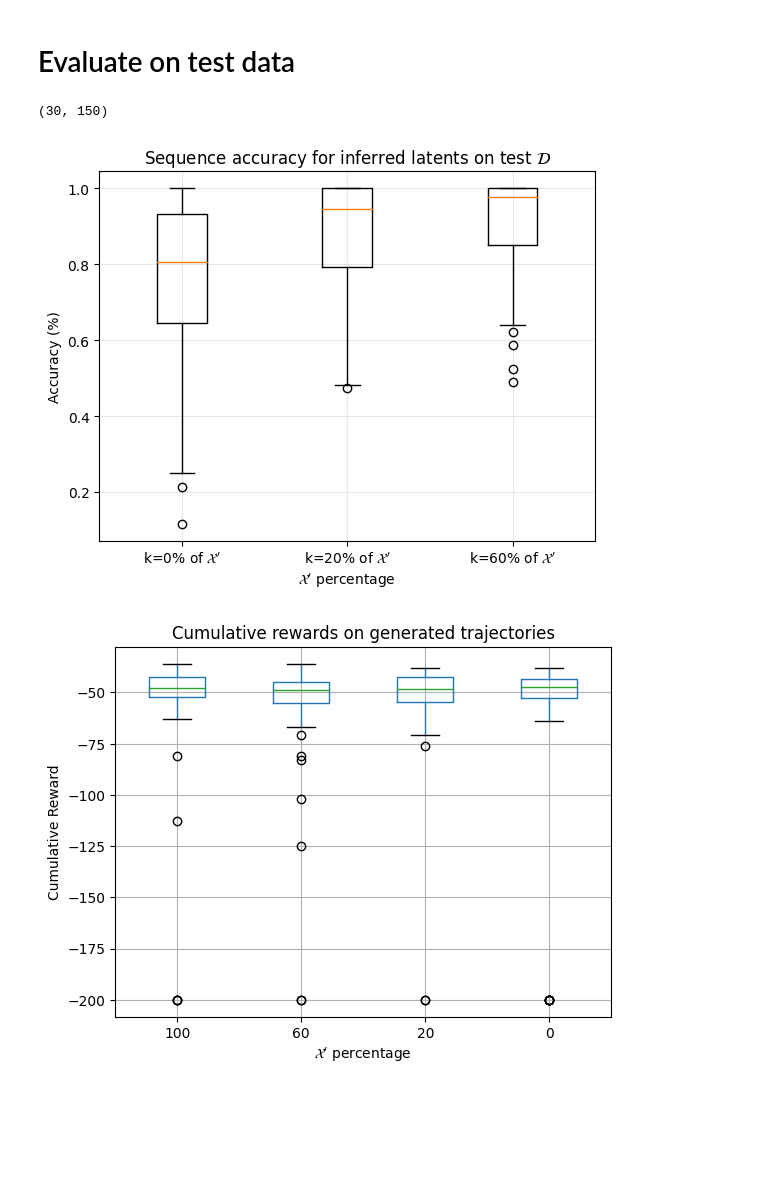
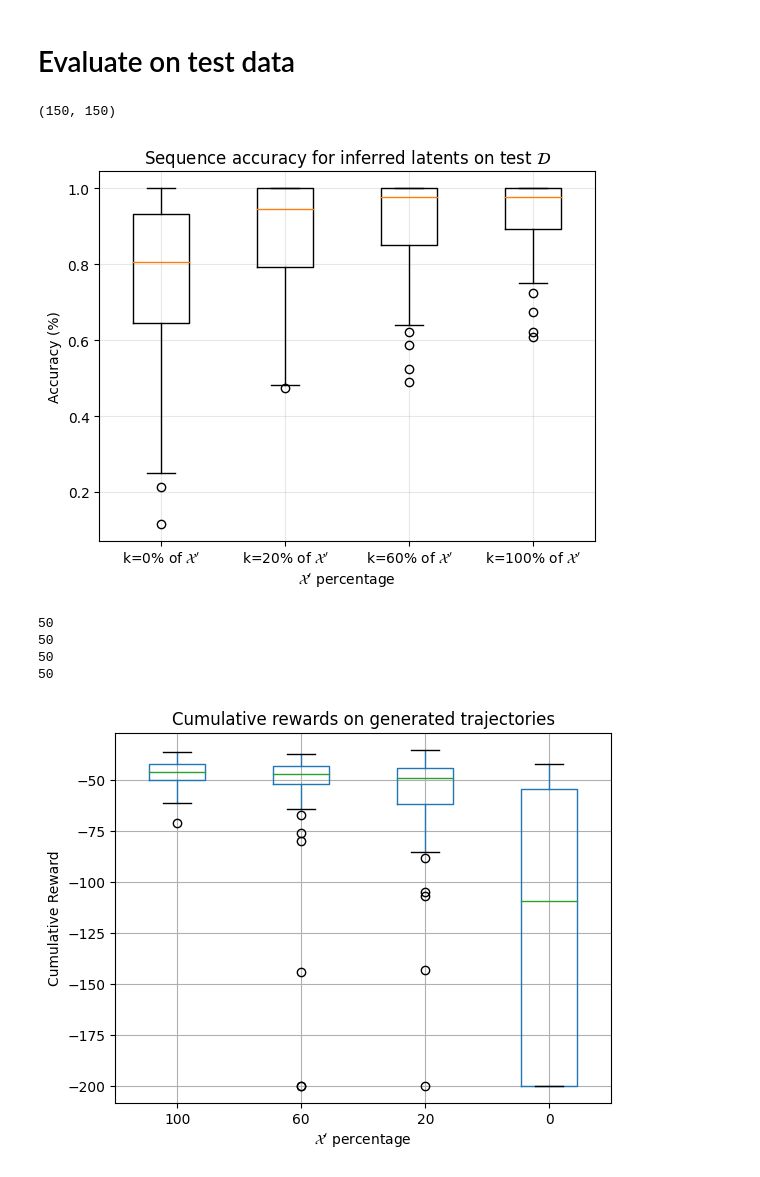
Before and after one commit to unhelkarlab/IDIL, a Jupyter notebook: notebooks/08_evaluate_CleanupSingle_runs.ipynb, the cells around one changed output. Cells and saved outputs as stored; diff of their text form; code cells hidden in the pictures; blank space fills up the shorter version.

```diff
--- a/notebooks/08_evaluate_CleanupSingle_runs.ipynb
+++ b/notebooks/08_evaluate_CleanupSingle_runs.ipynb
@@ -15,6 +15,10 @@ pygame 2.6.0 (SDL 2.28.4, Python 3.8.19)
 Hello from the pygame community. https://www.pygame.org/contribute.html
 # %%
 RUNS = [
+"es-100-01J5BEBM80B5ZDC3R6E2RSK3JT-smalltrain",
+"es-100-01J5BBEWGMXY0NCC5CV8VD4FTZ-smalltrain",
+"es-100-01J5B8HG53MSYV3M36HEWN10X1-smalltrain",
+"es-100-01J5B5P0RJZC60PM8TB4AP04K2-smalltrain",
 "es-100-01J5B2Y7CSYB02RK5BYJJ6S9QB-smalltrain",
 "es-60-01J5B07PYF1X36H6F7K730YSQ2-smalltrain",
 "es-60-01J5AXGQ3SA806H7JWPR6KVEXW-smalltrain",
@@ -202,28 +206,36 @@ for states, actions, latents in tqdm(zip(test_data["states"], test_data["actions
 # %%
 len(accs_by_k[100]), len(accs_by_k[20])
 # %% [output]
-(30, 150)
+(150, 150)
 # %%
 # plot comparison of accuracy distribution for each k
-subset_accs_by_k = {k: accs_by_k[k] for k in accs_by_k if k in [20, 60, 0]}
+# subset_accs_by_k = {k: accs_by_k[k] for k in accs_by_k if k in [20, 60, 0]}
 # _df = pd.DataFrame(subset_accs_by_k)
 fig, ax = plt.subplots(1,1)
 
 
-data = [accs_by_k[kval] for kval in [0, 20, 60]]
+data = [accs_by_k[kval] for kval in sorted(accs_by_k.keys())]
 
-ax.boxplot(data, labels=[f"k={kval}%" + r" of $\mathcal{X}'$" for kval in [0, 20, 60]])
+ax.boxplot(data, labels=[f"k={kval}%" + r" of $\mathcal{X}'$" for kval in sorted(accs_by_k.keys())])
 
 ax.set_title(r"Sequence accuracy for inferred latents on test $\mathcal{D}$")
 # format y-axis to be percentage
 ax.set_ylabel("Accuracy (%)")
 ax.set_xlabel(r"$\mathcal{X}'$ percentage")
 ax.grid(alpha=0.3)
 today = time.strftime("%Y-%m-%d")
 
 plt.savefig(f"notebooks/figures/{today}-CleanupSingle_seq_accs.png")
 # %% [output]
-[figure, old version]
+[figure, new version]
+# %%
+for key in cum_rewards:
+    print(len(cum_rewards[key]))
+# %% [output]
+50
+50
+50
+50
 # %%
 # plot comparison of accuracy distribution for each k
 _df = pd.DataFrame(cum_rewards)
@@ -234,6 +246,9 @@ ax.set_title(r"Cumulative rewards on generated trajectories")
 # format y-axis to be percentage
 ax.set_ylabel("Cumulative Reward")
 ax.set_xlabel(r"$\mathcal{X}'$ percentage")
-plt.savefig("notebooks/figures/CS_cum_rews.png")
+
+today = time.strftime("%Y-%m-%d")
+
+plt.savefig(f"notebooks/figures/{today}-CS_cum_rews.png")
 # %% [output]
-[figure, old version]
+[figure, new version]
```
Also changed, not shown: parts of 18 cells of this notebook, 6 other files.
